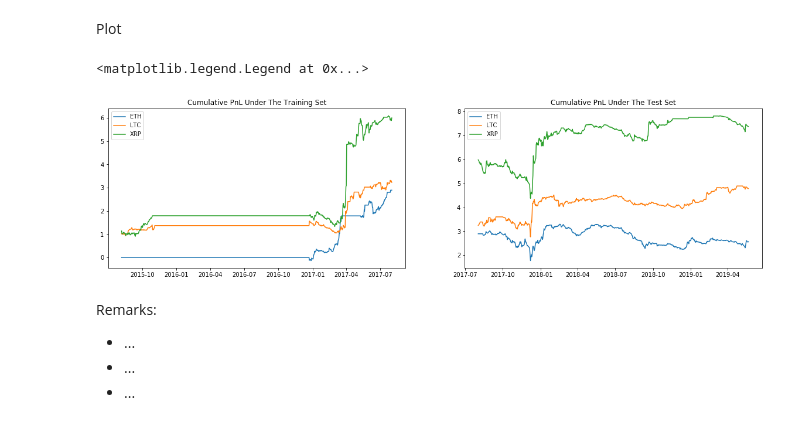
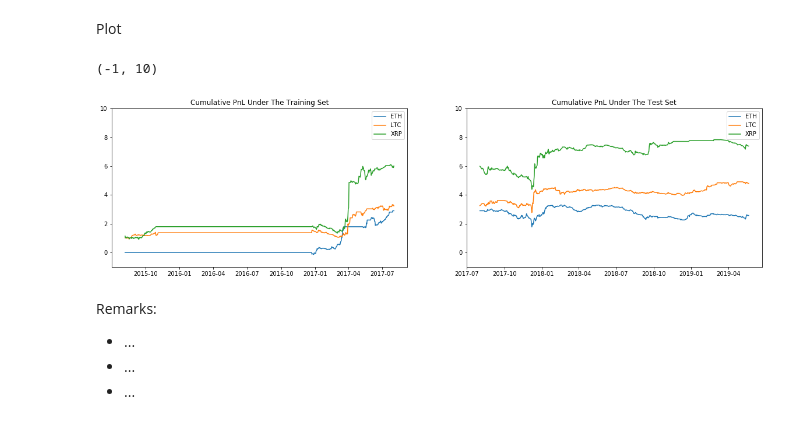
Before and after one commit to DinodC/pair-trading-cryptos, a Jupyter notebook: 02_pair_trading_cryptos.ipynb, the cells around one changed output. Saved outputs shown, nothing was run; the diff lists cells and outputs as text; code cells hidden in the pictures.

```diff
--- a/02_pair_trading_cryptos.ipynb
+++ b/02_pair_trading_cryptos.ipynb
@@ -115,4 +118,4 @@ In this article, we implement the above procedure to check for look-ahead bias.
 # %%
-# One way transaction cost
-one_way = 0.0005
+# Round-trip transaction cost per trade
+round_trip = 0.0005
 # %% [markdown]
@@ -178,7 +181,7 @@ for i in range(1, len(id)):
     # mask = (~np.isnan(positions.BTC) & (positions.BTC != positions.BTC.shift(periods=1)))
     # Create a transaction costs Series
     tc = pd.Series(np.zeros(len(mask)), index=mask.index)
-    tc[mask] = -2 * one_way
+    tc[mask] = - round_trip
 
     # Update pnl DataFrame
     pnl['TC'] = tc
@@ -258,24 +300,24 @@ Plot
 # %%
 plt.figure(figsize=[20, 5])
 
 plt.subplot(1, 2, 1)
 plt.plot(output['ETH']['pnl'].cumsum()[training_start:training_end])
 plt.plot(output['LTC']['pnl'].cumsum()[training_start:training_end])
 plt.plot(output['XRP']['pnl'].cumsum()[training_start:training_end])
 plt.title('Cumulative PnL Under The Training Set')
 plt.legend(['ETH', 'LTC', 'XRP'])
-# plt.ylim(-0.5, 3)
+plt.ylim(-1, 10)
 
 plt.subplot(1, 2, 2)
 plt.plot(output['ETH']['pnl'].cumsum()[test_start:test_end])
 plt.plot(output['LTC']['pnl'].cumsum()[test_start:test_end])
 plt.plot(output['XRP']['pnl'].cumsum()[test_start:test_end])
 plt.title('Cumulative PnL Under The Test Set')
 plt.legend(['ETH', 'LTC', 'XRP'])
-# plt.ylim(-0.5, 3)
+plt.ylim(-1, 10)
 # %% [output]
-<matplotlib.legend.Legend at 0x...>
+(-1, 10)
-[figure, old version]
+[figure, new version]
 # %% [markdown]
 Remarks:
 - ...
```
Also changed, not shown: parts of 16 cells of this notebook, 2 other files.
